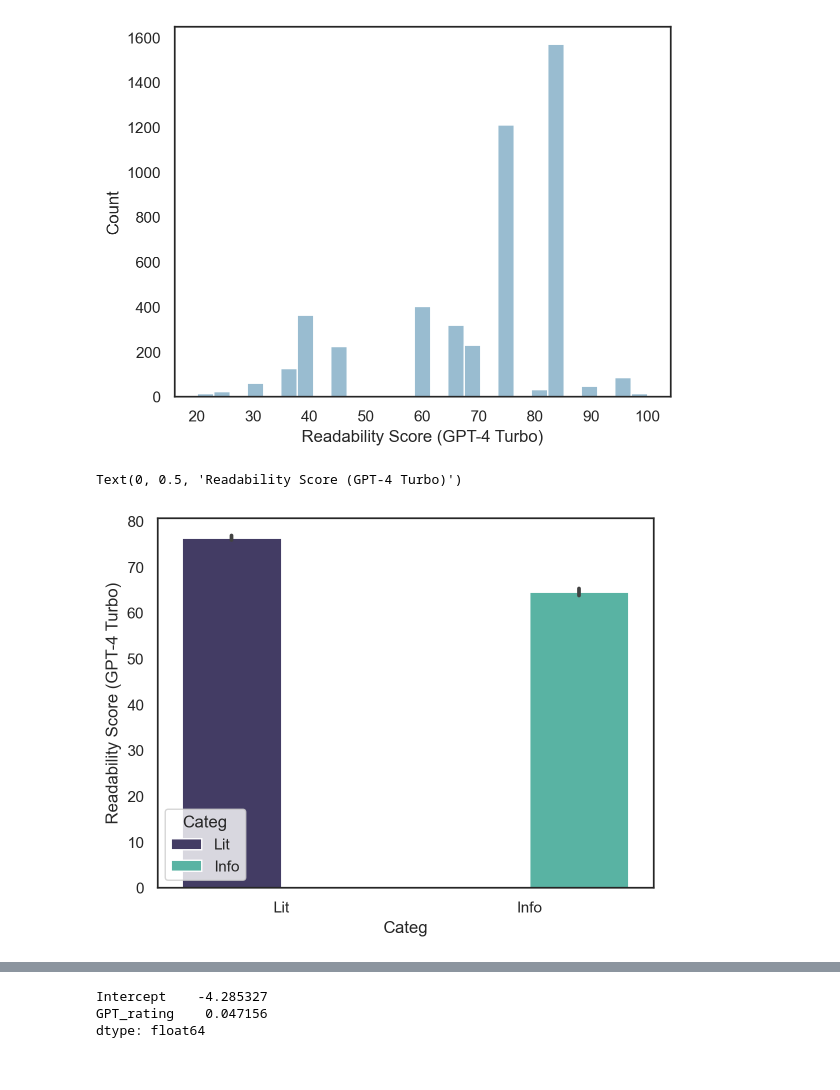
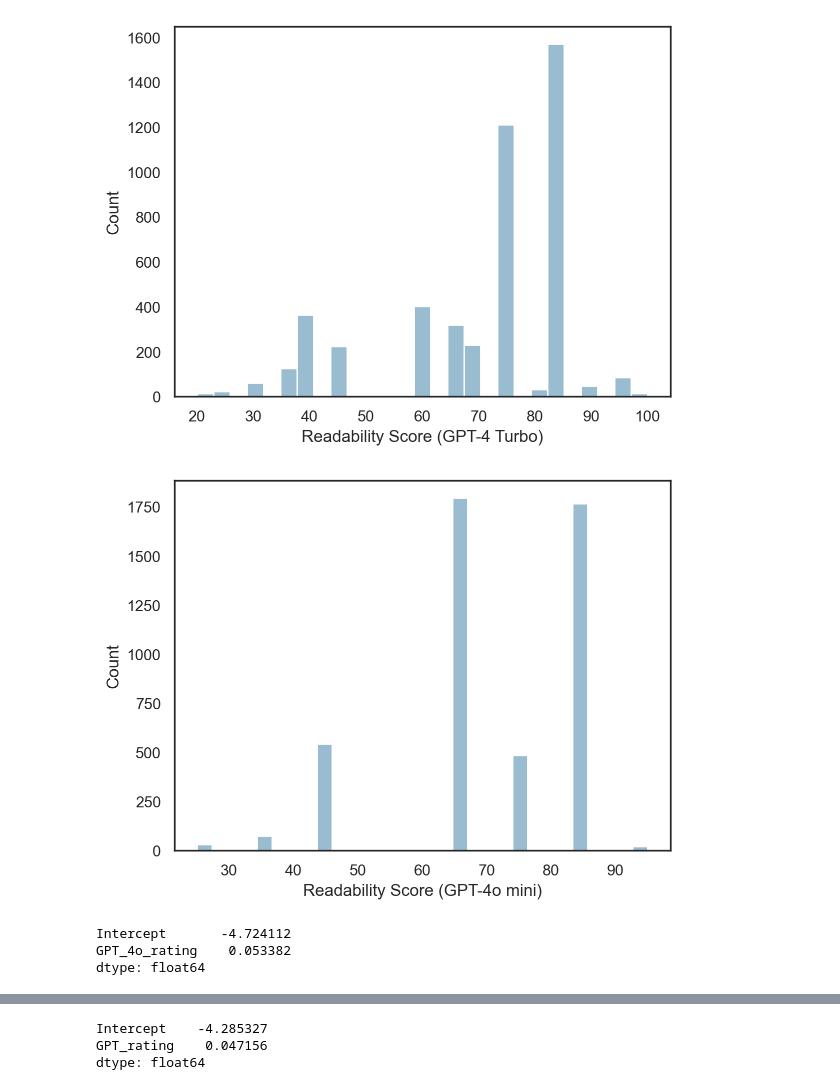
Before and after one commit to seantrott/llm_readability, a Jupyter notebook: notebooks/GPT and Readability.ipynb, the cells around one changed output, grey strips where cells are left out. Drawn from its saved outputs; the diff is of its cells as text; code cells hidden in the pictures.

```diff
--- a/notebooks/GPT and Readability.ipynb
+++ b/notebooks/GPT and Readability.ipynb
@@ -173,0 +229,4 @@ df_merged.shape
+# %%
+### Load .csv
+df_results = pd.read_csv("../data/processed/readability_basic_gpt-4o-mini-2024-07-18.csv")
+df_results.shape
@@ -173,0 +235,4 @@ df_merged.shape
+# %%
+### Process numeric results
+df_results['GPT_4o_rating'] = df_results['GPT_Response'].apply(lambda x: get_number(x))
+df_results['GPT_4o_rating'].mean()
@@ -173,0 +241,6 @@ df_merged.shape
+# %%
+df_results = df_results[['Excerpt', 'GPT_4o_rating']]
+# %%
+### Merge with original Dataframe
+df_merged = pd.merge(df_results, df_merged)
+df_merged.shape
@@ -191,11 +278,16 @@ plt.xlabel("Readability Score (GPT-4 Turbo)")
 plt.savefig("Figures/gpt4_scores.png", dpi = 300)
 # %% [output]
 [figure]
-# %%
-### GPT-4 rates literature as easier to read, on average
-sns.barplot(data = df_merged, x = 'Categ', y = 'GPT_rating', hue = 'Categ',
-               palette = [color1, color2])
-plt.ylabel("Readability Score (GPT-4 Turbo)")
-# %% [output]
-Text(0, 0.5, 'Readability Score (GPT-4 Turbo)')
-[figure, removed]
+# %%
+sns.histplot(data = df_merged, x = 'GPT_4o_rating', alpha = .5, color = color3)
+plt.xlabel("Readability Score (GPT-4o mini)")
+plt.savefig("Figures/gpt4o-mini_scores.png", dpi = 300)
+# %% [output]
+[figure, added]
+# %%
+mod = smf.ols(data = df_merged, formula = "BT_easiness ~ GPT_4o_rating").fit()
+mod.params
+# %% [output]
+Intercept       -4.724112
+GPT_4o_rating    0.053382
+dtype: float64
```
Also changed, not shown: parts of 43 cells of this notebook, 1 other file.
